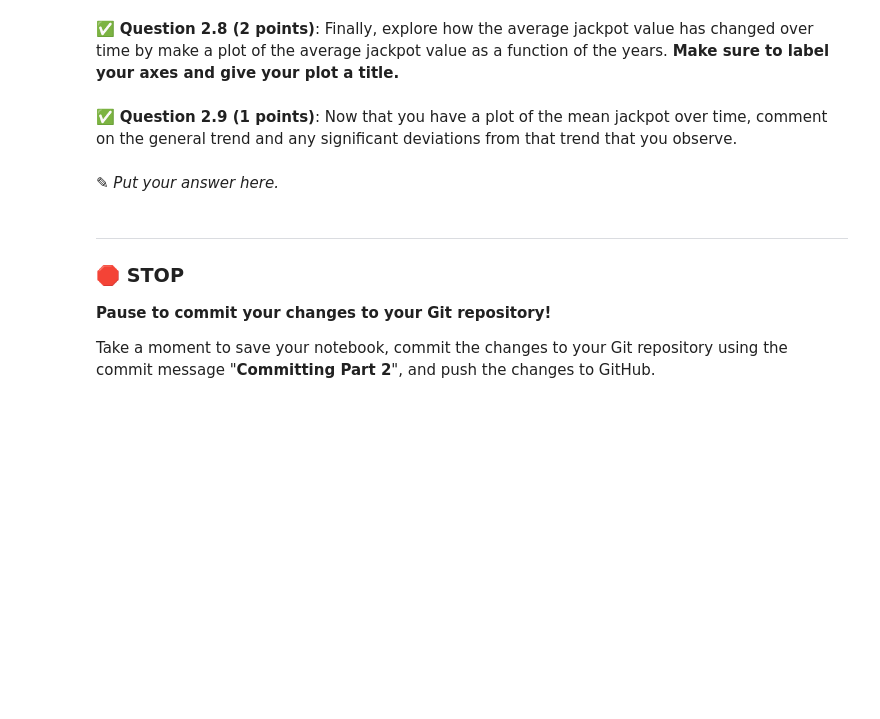
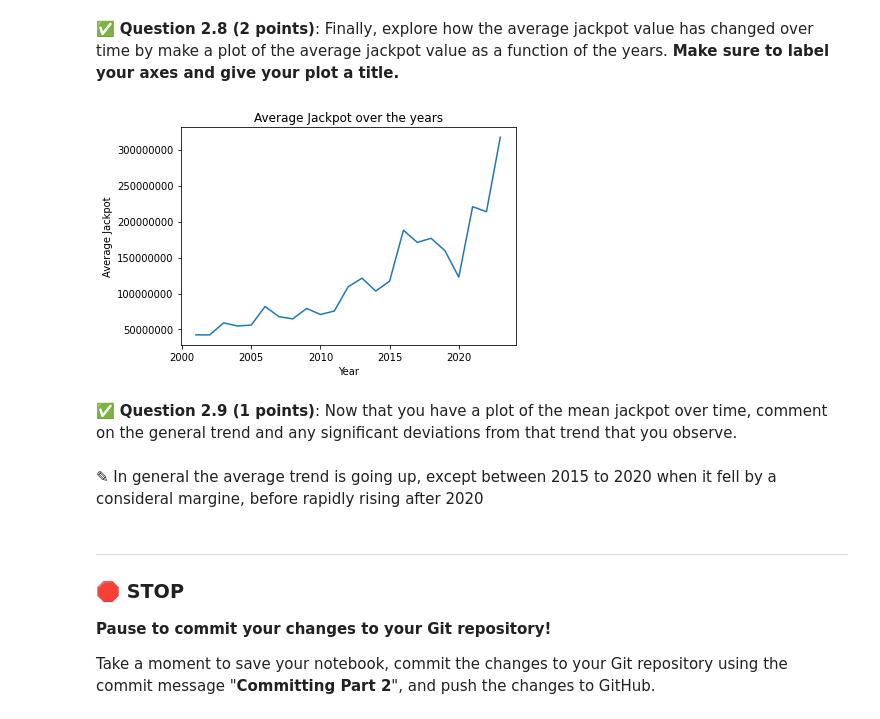
Before and after one commit to johnsonbj199/CMSE202-f23-turnin, a Jupyter notebook: midterm/CMSE202-Midterm-Section001-STUDENT.ipynb, the cells around one changed output. Saved outputs shown, nothing was run; the diff lists cells and outputs as text; code cells hidden in the pictures; blank space fills up the shorter version.

```diff
--- a/midterm/CMSE202-Midterm-Section001-STUDENT.ipynb
+++ b/midterm/CMSE202-Midterm-Section001-STUDENT.ipynb
@@ -100,3 +142,5 @@ To achieve this, first **create a new column in the dataset called 'Year' that c
 Display your new dataframe to confirm that you created the column correctly.
 # %%
 ### Put your code here
+df["Year"] = df["Date"].dt.year
+df
@@ -104,3 +162,8 @@ Display your new dataframe to confirm that you created the column correctly.
 &#9989; **Question 2.7 (2 points)**: Now, **calculate the average jackpot value for each year**. *Hint*: You can do this using pretty quickly by using the `groupby` function in Pandas, but if you can't get that to work, you can use any approach you wish. **Display the result**.
 # %%
 ### Put your code here
+grouped1 = df.groupby('Year')
+average = grouped1.mean()
+
+grouped1.first()
+average
@@ -111,7 +192,17 @@ Display your new dataframe to confirm that you created the column correctly.
+# %%
+### Put your code here
+plt.plot(average['Jackpot'])
+plt.gcf().axes[0].yaxis.get_major_formatter().set_scientific(False)
+plt.xlabel("Year")
+plt.ylabel("Average Jackpot")
+plt.title("Average Jackpot over the years")
+plt.show()
+# %% [output]
+[figure, added]
 # %% [markdown]
 &#9989; **Question 2.9 (1 points)**: Now that you have a plot of the mean jackpot over time, comment on the general trend and any significant deviations from that trend that you observe.
-# %% [markdown]
-<font size=+3>&#9998;</font> _Put your answer here._
+# %% [markdown]
+<font size=+3>&#9998;</font> In general the average trend is going up, except between 2015 to 2020 when it fell by a consideral margine, before rapidly rising after 2020
 # %% [markdown]
 ---
 ### &#128721; STOP
```
Also changed, not shown: parts of 10 cells of this notebook.
